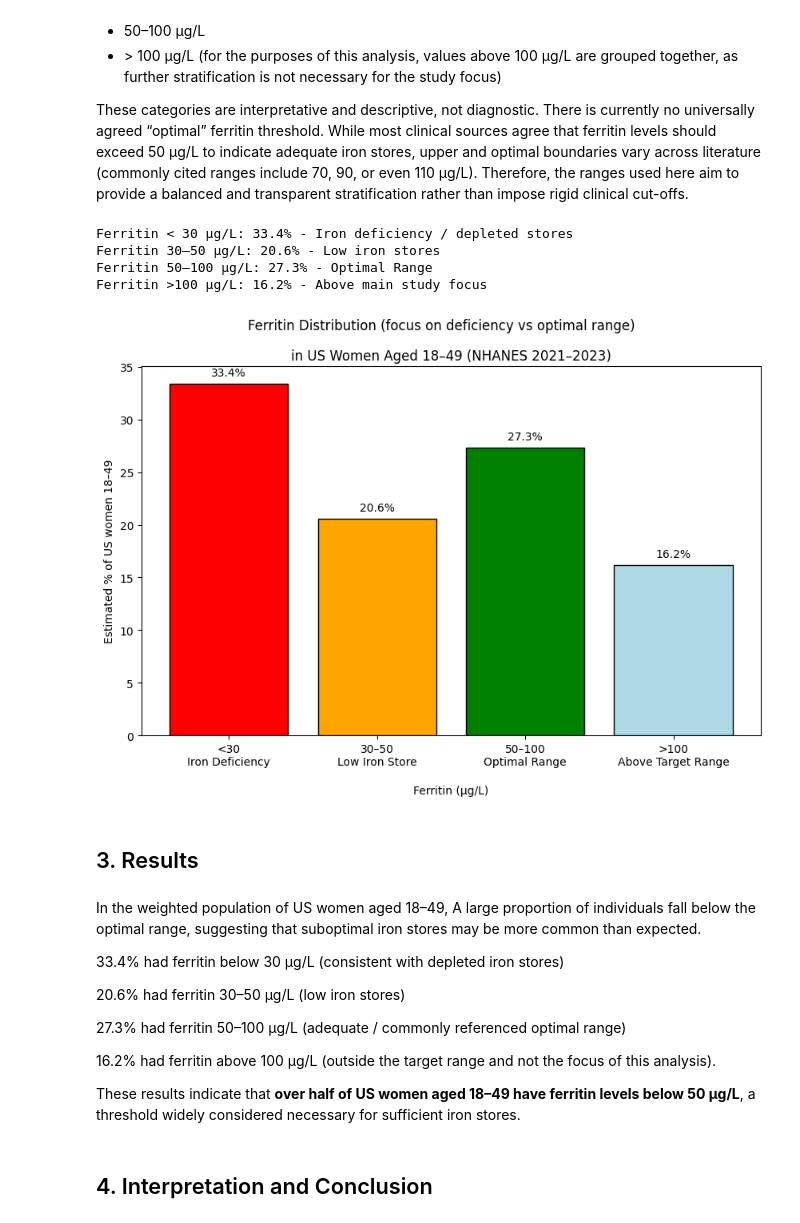
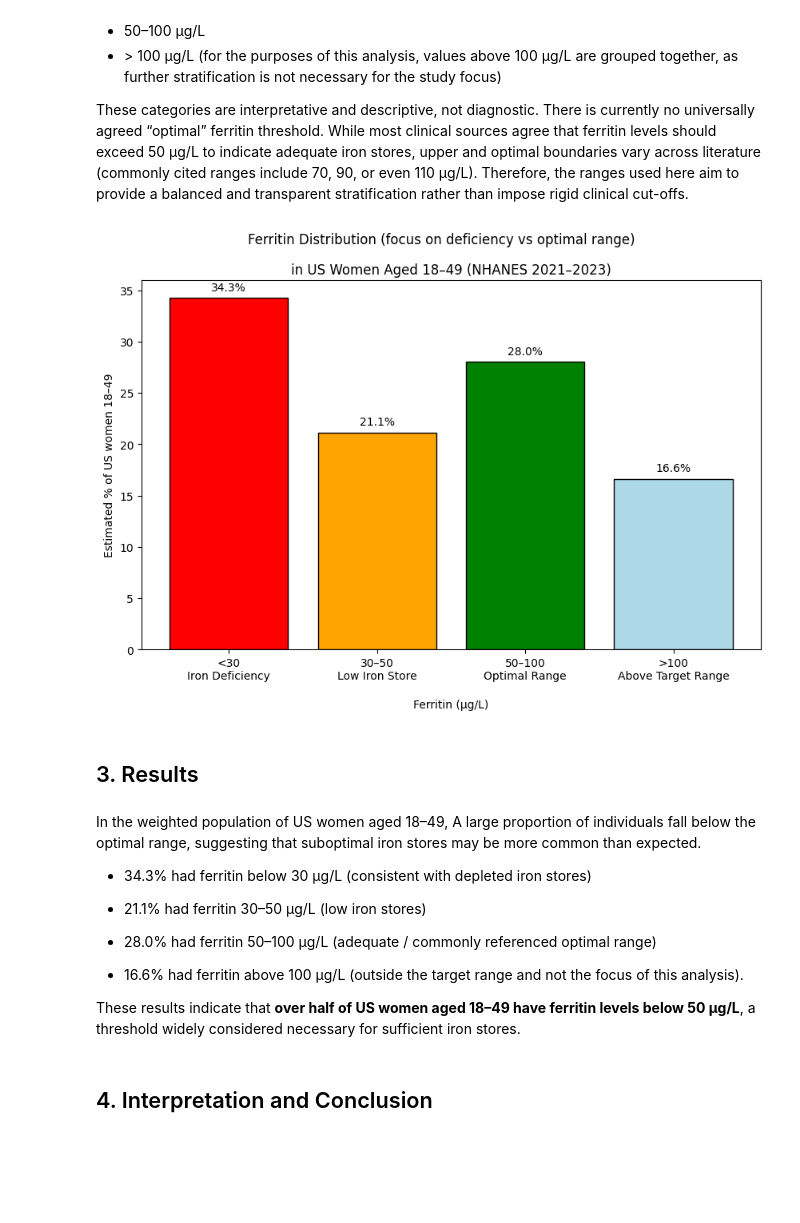
Before and after one commit to Maria-Kolouchova/Ferritin-report, a Jupyter notebook: Ferritin.ipynb, the cells around one changed output. Drawn from its saved outputs; the diff is of its cells as text; code cells hidden in the pictures; blank space fills up the shorter version.

Commit message:
changes in one weighted calculations

```diff
--- a/Ferritin.ipynb
+++ b/Ferritin.ipynb
@@ -146,65 +122,72 @@ These categories are interpretative and descriptive, not diagnostic. There is cu
 def weighted_percentage(condition, weights):
     return weights[condition].sum() / weights.sum() * 100
 
-pct_def = weighted_percentage(f_women < 30, w_women)
-pct_low = weighted_percentage((f_women >= 30) & (f_women < 50), w_women)
-pct_opt = weighted_percentage((f_women >= 50) & (f_women <= 100), w_women)
-pct_higher = weighted_percentage((f_women > 100), w_women)
+# Keep only participants with valid ferritin values and weights
+valid = f_women.notna() & w_women.notna()
 
-print(f"Ferritin < 30 µg/L: {pct_def:.1f}% - Iron deficiency / depleted stores")
-print(f"Ferritin 30–50 µg/L: {pct_low:.1f}% - Low iron stores")
-print(f"Ferritin 50–100 µg/L: {pct_opt:.1f}% - Optimal Range")
-print(f"Ferritin >100 µg/L: {pct_higher:.1f}% - Above main study focus")
+f_valid = f_women[valid]
+w_valid = w_women[valid]
+
+# Calculate weighted percentages
+pct_def = weighted_percentage(f_valid < 30, w_valid)
+
+pct_low = weighted_percentage(
+    (f_valid >= 30) & (f_valid < 50), w_valid
+)
+
+pct_opt = weighted_percentage(
+    (f_valid >= 50) & (f_valid <= 100), w_valid
+)
+
+pct_higher = weighted_percentage(f_valid > 100, w_valid)
+
+# Display results and check the total
+#print(f"Ferritin <30 µg/L — Iron deficiency / depleted stores: {pct_def:.1f}%")
+#print(f"Ferritin 30–50 µg/L — Low iron stores: {pct_low:.1f}%")
+#print(f"Ferritin 50–100 µg/L — Optimal range: {pct_opt:.1f}%")
+#print(f"Ferritin >100 µg/L — Above main study focus: {pct_higher:.1f}%")
+
+#print(f"Total: {pct_def + pct_low + pct_opt + pct_higher:.1f}%")
-# %% [output]
-Ferritin < 30 µg/L: 33.4% - Iron deficiency / depleted stores
-Ferritin 30–50 µg/L: 20.6% - Low iron stores
-Ferritin 50–100 µg/L: 27.3% - Optimal Range
-Ferritin >100 µg/L: 16.2% - Above main study focus
 # %%
 bins = [0, 30, 50, 100, float('inf')]
 labels = ['<30\nIron Deficiency', '30–50\nLow Iron Store', '50–100\nOptimal Range', '>100\nAbove Target Range']
 
 # Weights for each category
-pct_values = [
-    weighted_percentage(f_women < 30, w_women),
-    weighted_percentage((f_women >= 30) & (f_women < 50), w_women),
-    weighted_percentage((f_women >= 50) & (f_women <= 100), w_women),
-    weighted_percentage((f_women > 100), w_women)
-]
+pct_values = [pct_def, pct_low, pct_opt, pct_higher]
 
 # Colours for bins
 colors = ['red', 'orange', 'green', 'lightblue']
 
 plt.figure(figsize=(10,6))
 bars = plt.bar(labels, pct_values, color=colors, edgecolor='black')
 
 # Adding percentage above bins
 for bar, pct in zip(bars, pct_values):
     plt.text(bar.get_x() + bar.get_width()/2, bar.get_height() + 0.5,
              f'{pct:.1f}%', ha='center', va='bottom', fontsize=10)
 
 plt.xlabel('\nFerritin (µg/L)')
 plt.ylabel('Estimated % of US women 18–49')
 plt.suptitle('Ferritin Distribution (focus on deficiency vs optimal range)')
 plt.title('in US Women Aged 18–49 (NHANES 2021–2023)' )
 plt.show()
 # %% [output]
-[figure, old version]
+[figure, new version]
 # %% [markdown]
 ## 3. Results
 # %% [markdown]
 In the weighted population of US women aged 18–49, A large proportion of individuals fall below the optimal range, suggesting that suboptimal iron stores may be more common than expected.
 
-33.4% had ferritin below 30 µg/L
+* 34.3% had ferritin below 30 µg/L
 (consistent with depleted iron stores)
 
-20.6% had ferritin 30–50 µg/L
+* 21.1% had ferritin 30–50 µg/L
 (low iron stores)
 
-27.3% had ferritin 50–100 µg/L
+* 28.0% had ferritin 50–100 µg/L
 (adequate / commonly referenced optimal range)
 
-16.2% had ferritin above 100 µg/L (outside the target range and not the focus of this analysis).
+* 16.6% had ferritin above 100 µg/L (outside the target range and not the focus of this analysis).
 
 These results indicate that **over half of US women aged 18–49 have ferritin levels below 50 µg/L**, a threshold widely considered necessary for sufficient iron stores.
 # %% [markdown]
```
Also changed, not shown: parts of 9 cells of this notebook, 2 other files.
